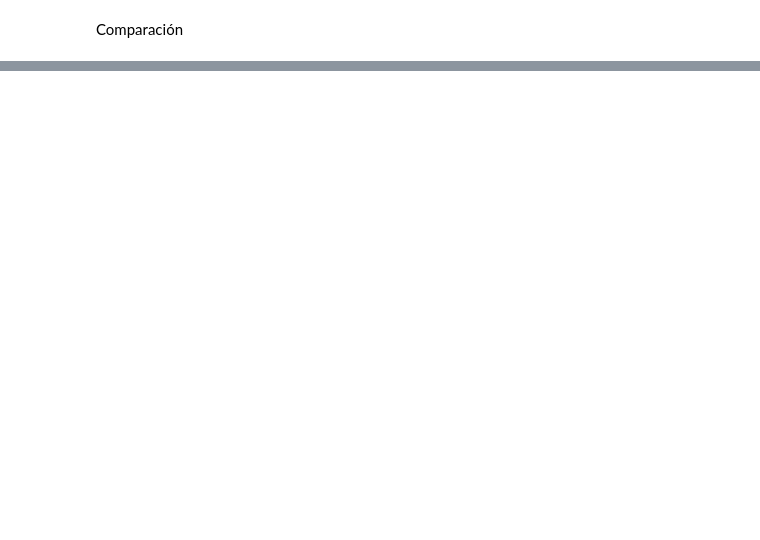
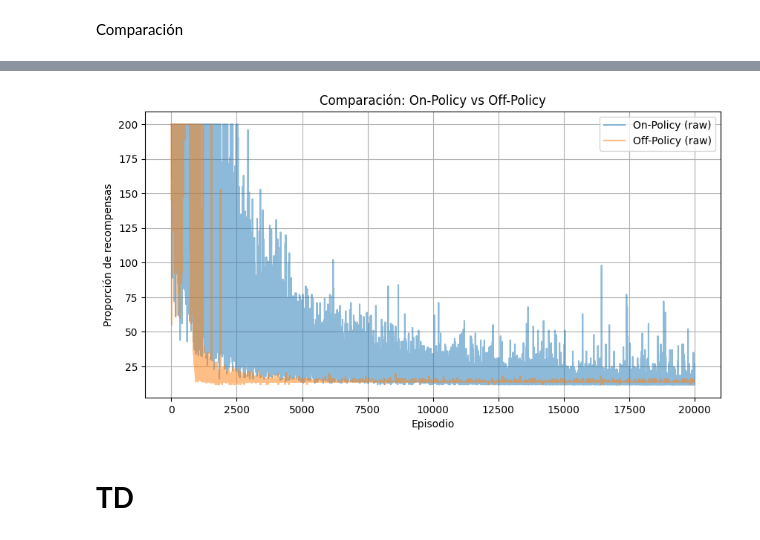
Before and after one commit to MrCharli03/RL_BFRRCE, a Jupyter notebook: NotebookTD.ipynb, the cells around one changed output, grey strips where cells are left out. Cells and saved outputs as stored; diff of their text form; code cells hidden in the pictures; blank space fills up the shorter version.

```diff
--- a/NotebookTD.ipynb
+++ b/NotebookTD.ipynb
@@ -618,0 +621,6 @@ plot_comparison(episodes_sizes, episodes_sizes1)
+# %%
+plot_comparison(episodes_sizes_mc_on, episodes_sizes_mc_off)
+# %% [output]
+[figure, added]
+# %% [markdown]
+# **TD**
```
Also changed, not shown: parts of 31 cells of this notebook.
